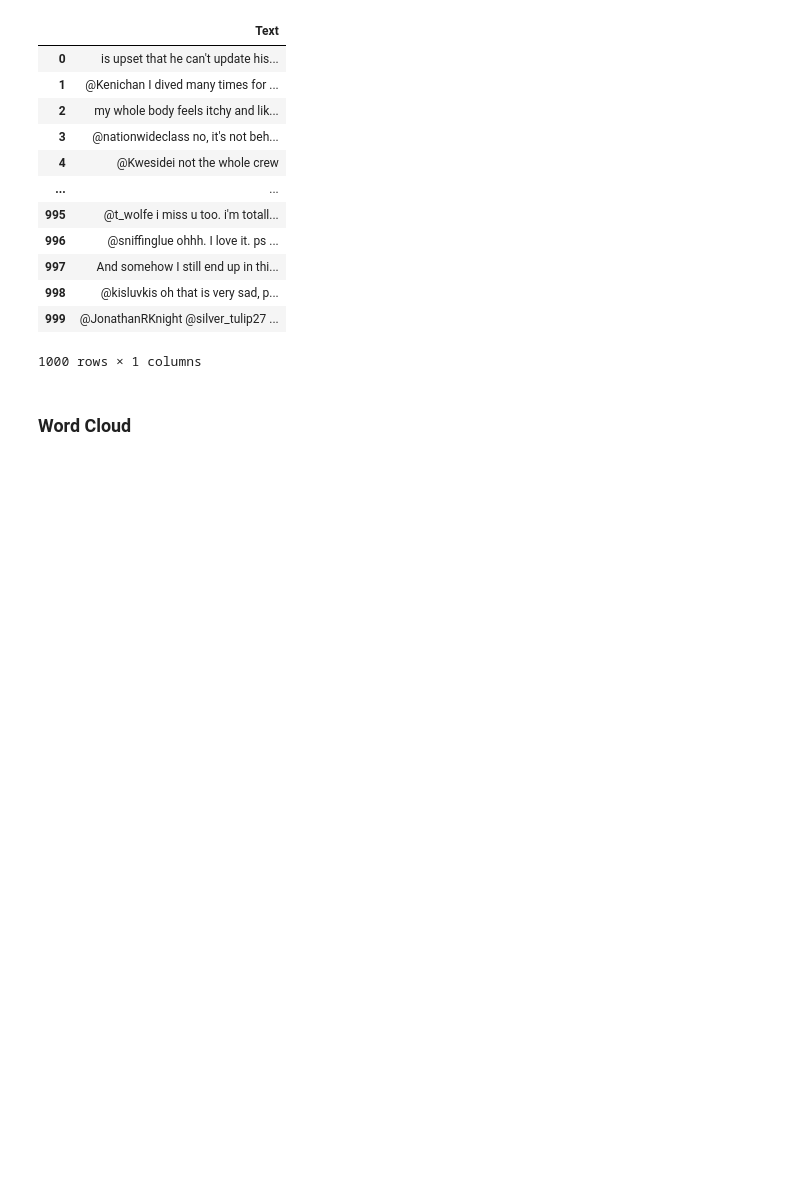
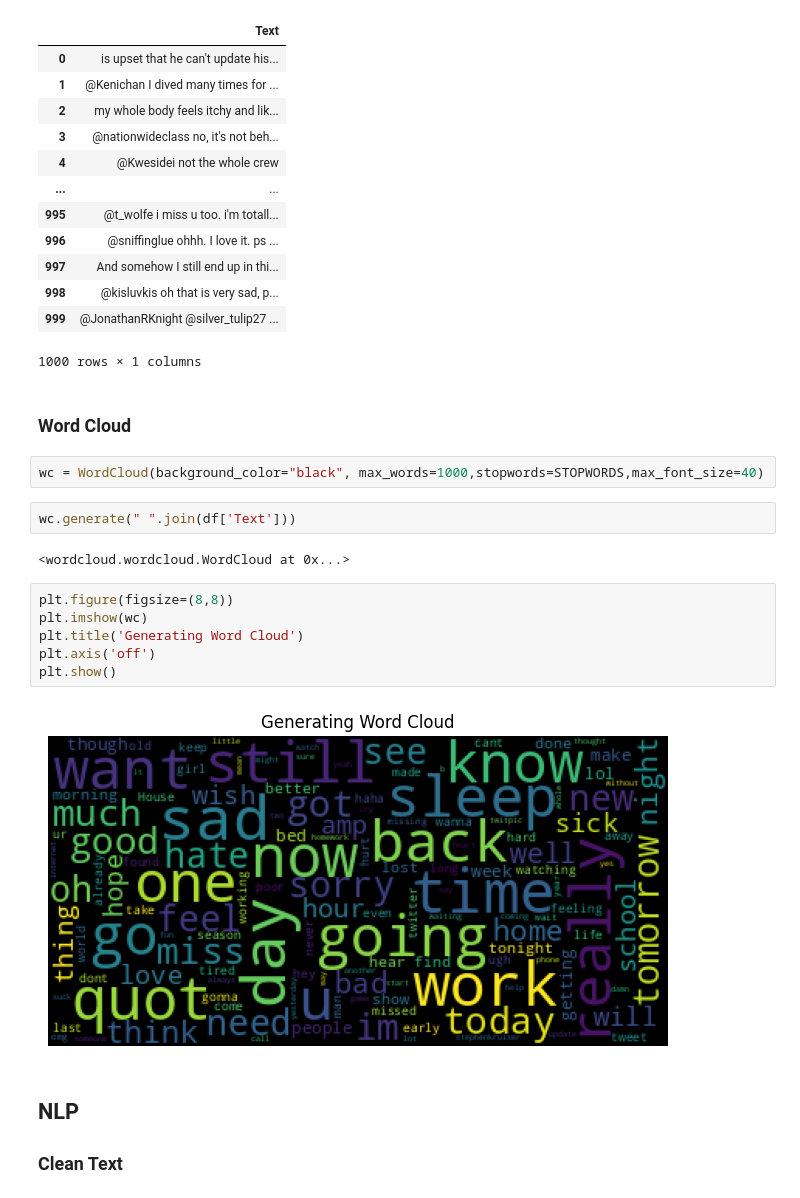
Before and after one commit to NLP-Natural-Language-Processing/3-Cosine_Similarity_TF_IDF, a Jupyter notebook: Tweets | NLP Cosine Similarity | TF-IDF.ipynb, the cells around one changed output. Saved outputs shown, nothing was run; the diff lists cells and outputs as text; blank space fills up the shorter version.

```diff
--- a/Tweets | NLP Cosine Similarity | TF-IDF.ipynb
+++ b/Tweets | NLP Cosine Similarity | TF-IDF.ipynb
@@ -75,3 +75,20 @@ df
 1000 rows × 1 columns
 # %% [markdown]
 ### Word Cloud
+# %%
+wc = WordCloud(background_color="black", max_words=1000,stopwords=STOPWORDS,max_font_size=40)
+# %%
+wc.generate(" ".join(df['Text']))
+# %% [output]
+<wordcloud.wordcloud.WordCloud at 0x...>
+# %%
+plt.figure(figsize=(8,8))
+plt.imshow(wc)
+plt.title('Generating Word Cloud')
+plt.axis('off')
+plt.show()
+# %% [output]
+[figure, added]
+# %% [markdown]
+## NLP
+### Clean Text
```
Also changed, not shown: parts of 32 cells of this notebook, 1 other file.
